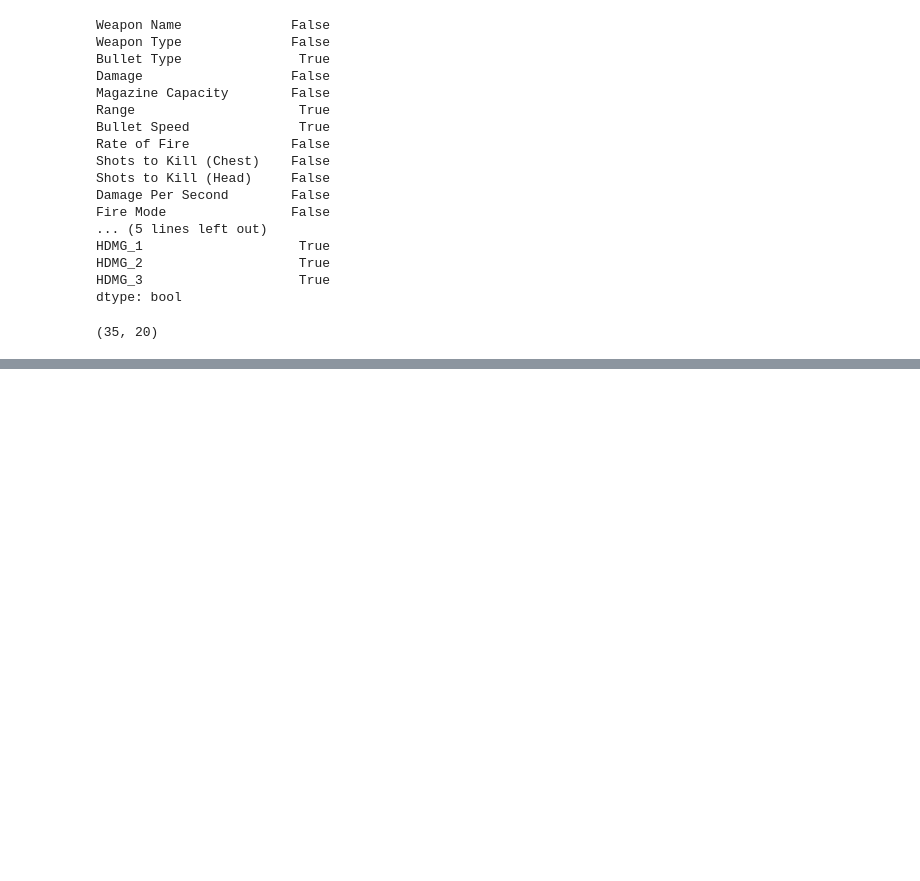
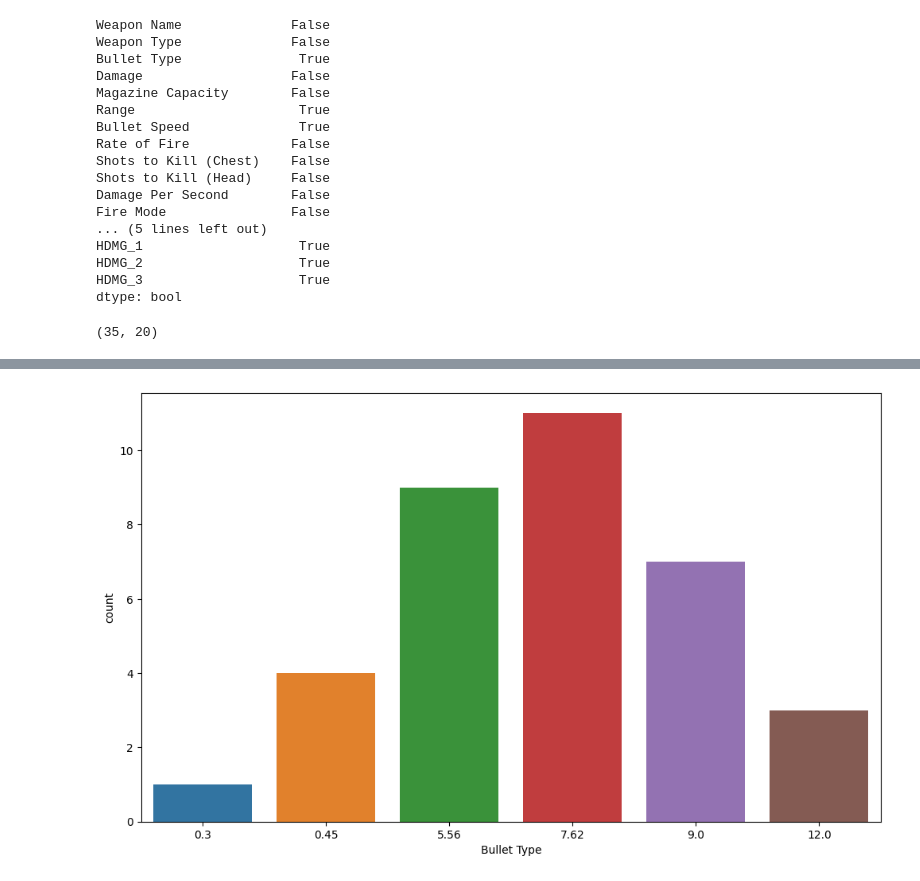
Before and after one commit to kumawatmanish05/BGMI_Weapon_EDA, a Jupyter notebook: bgmi-weapon-stats.ipynb, the cells around one changed output, grey strips where cells are left out. Saved outputs shown, nothing was run; the diff lists cells and outputs as text; code cells hidden in the pictures; blank space fills up the shorter version.

```diff
--- a/bgmi-weapon-stats.ipynb
+++ b/bgmi-weapon-stats.ipynb
@@ -64,0 +83,7 @@ import matplotlib.pyplot as plt
+# %%
+## bullet type
+plt.figure(figsize=(12,7))
+sns.countplot(data=df, x='Bullet Type')
+plt.show()
+# %% [output]
+[figure, added]
```
Also changed, not shown: parts of 2 cells of this notebook.
